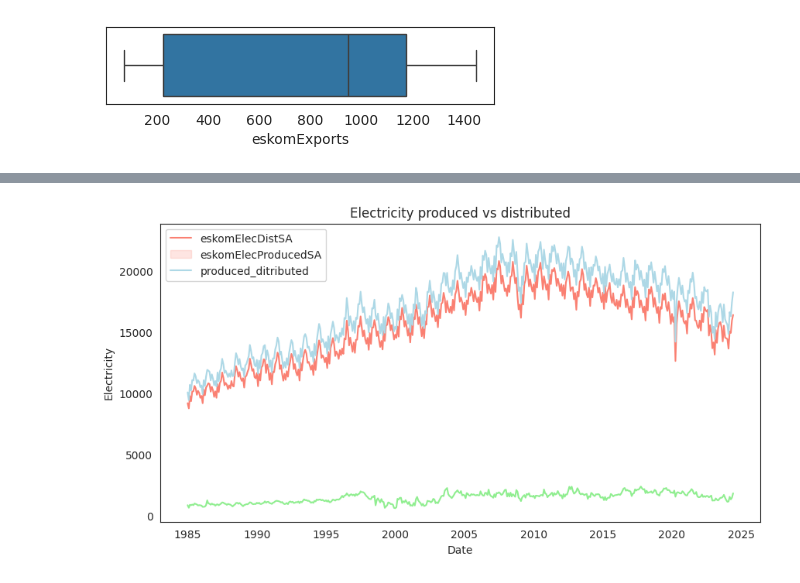
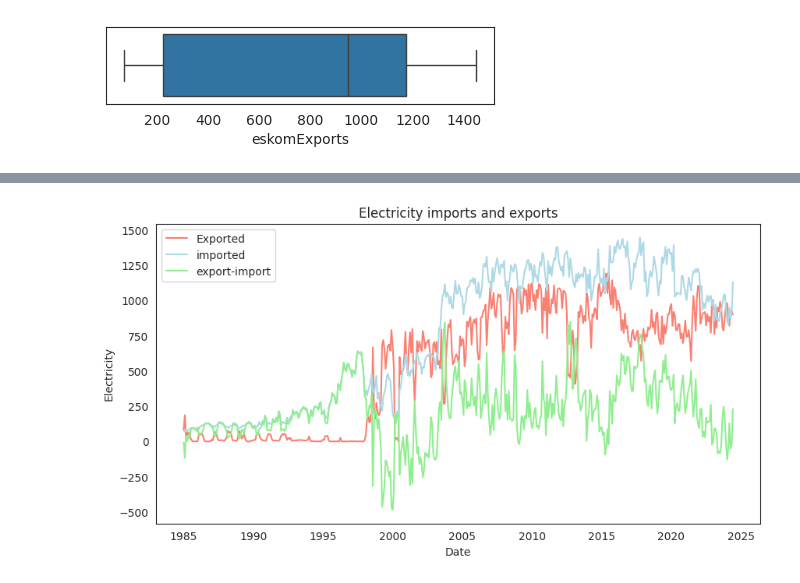
Before and after one commit to MbuyiseloNtando/Electricity-Generated-and-Available-for-Distribution-1985-2024, a Jupyter notebook: Untitled44.ipynb, the cells around one changed output, grey strips where cells are left out. Drawn from its saved outputs; the diff is of its cells as text; code cells hidden in the pictures.

```diff
--- a/Untitled44.ipynb
+++ b/Untitled44.ipynb
@@ -341,10 +341,10 @@ The average electricity produced by Eskom: 17027.98 GigaWatts
 Median electricity produced by Eskom: 17547.00 GigaWatts
 # %%
 plt.figure(figsize=(10, 5))
-data['import_export'] = data['eskomImports'] - data['eskomExports']
-ax = sns.lineplot(y=data['eskomImports'], x=data['Date'], color='salmon');
-ax = sns.lineplot(y=data['eskomExports'], x=data['Date'], color='lightblue');
-ax = sns.lineplot(y=data['import_export'], x=data['Date'], color='lightgreen');
-ax.legend(['Imports', 'Exports', 'import_export']);
+produced_ditributed = data['eskomElecProducedSA'] - data['eskomElecDistSA']
+ax = sns.lineplot(y=data['eskomElecDistSA'], x=data['Date'], color='salmon');
+ax = sns.lineplot(y=data['eskomElecProducedSA'], x=data['Date'], color='lightblue');
+ax = sns.lineplot(y=produced_ditributed, x=data['Date'], color='lightgreen');
+ax.legend(['eskomElecDistSA', 'eskomElecProducedSA', 'produced_ditributed']);
 plt.ylabel('Electricity')
-plt.title('Electricity imports and exports');
+plt.title('Electricity produced vs distributed');
@@ -356,11 +363,14 @@ sns.boxplot(x=data['eskomExports']);
 # %%
 plt.figure(figsize=(10, 5))
-data['produced_ditributed'] = data['eskomElecProducedSA'] - data['eskomElecDistSA']
-ax = sns.lineplot(y=data['eskomElecDistSA'], x=data['Date'], color='salmon');
-ax = sns.lineplot(y=data['eskomElecProducedSA'], x=data['Date'], color='lightblue');
-ax = sns.lineplot(y=data['produced_ditributed'], x=data['Date'], color='lightgreen');
-ax.legend(['eskomElecDistSA', 'eskomElecProducedSA', 'produced_ditributed']);
+import_export = data['eskomExports'] - data['eskomImports']
+ax = sns.lineplot(y=data['eskomImports'], x=data['Date'],
+                  color='salmon', label='Exported');
+ax = sns.lineplot(y=data['eskomExports'], x=data['Date'],
+                  color='lightblue', label='imported');
+ax = sns.lineplot(y=import_export, x=data['Date'],
+                  color='lightgreen', label='export-import');
+#ax.legend(['Imports', 'Exports', 'import_export']);
 plt.ylabel('Electricity')
-plt.title('Electricity produced vs distributed');
+plt.title('Electricity imports and exports');
 # %% [output]
-[figure, old version]
+[figure, new version]
```
Also changed, not shown: parts of 22 cells of this notebook.
